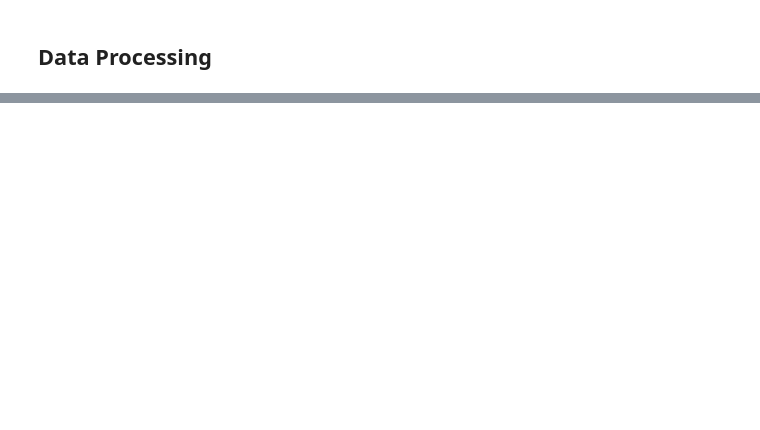
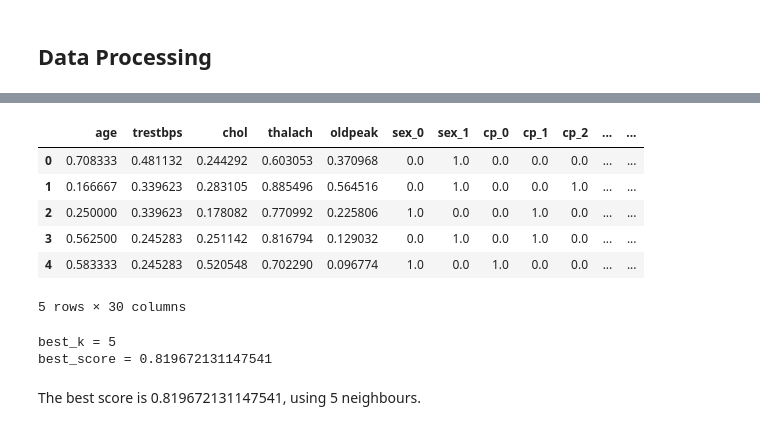
Before and after one commit to qinyu0831/UTS_ML2019, a Jupyter notebook: A2.ipynb, the cells around one changed output, grey strips where cells are left out. Drawn from its saved outputs; the diff is of its cells as text; code cells hidden in the pictures; blank space fills up the shorter version.

```diff
--- a/A2.ipynb
+++ b/A2.ipynb
@@ -584,0 +641,3 @@ Since
+# %%
+X = dataset.drop('target', axis=1)
+y = dataset.target
@@ -584,0 +656,12 @@ Since
+# %%
+X = (X - np.min(X)) / (np.max(X) - np.min(X)).values #normalize
+# %%
+X.head()
+# %% [output]
+|  | age | trestbps | chol | thalach | oldpeak | sex_0 | sex_1 | cp_0 | cp_1 | cp_2 | ... | ... |
+| 0 | 0.708333 | 0.481132 | 0.244292 | 0.603053 | 0.370968 | 0.0 | 1.0 | 0.0 | 0.0 | 0.0 | ... | ... |
+| 1 | 0.166667 | 0.339623 | 0.283105 | 0.885496 | 0.564516 | 0.0 | 1.0 | 0.0 | 0.0 | 1.0 | ... | ... |
+| 2 | 0.250000 | 0.339623 | 0.178082 | 0.770992 | 0.225806 | 1.0 | 0.0 | 0.0 | 1.0 | 0.0 | ... | ... |
+| 3 | 0.562500 | 0.245283 | 0.251142 | 0.816794 | 0.129032 | 0.0 | 1.0 | 0.0 | 1.0 | 0.0 | ... | ... |
+| 4 | 0.583333 | 0.245283 | 0.520548 | 0.702290 | 0.096774 | 1.0 | 0.0 | 1.0 | 0.0 | 0.0 | ... | ... |
+5 rows × 30 columns
@@ -584,0 +674,19 @@ Since
+# %%
+# Find the best k
+best_score = 0.0
+best_k = -1
+for k in range(1, 21):
+    knn_clf = KNeighborsClassifier(n_neighbors=k)
+    knn_clf.fit(X_train, y_train)
+    score = knn_clf.score(X_test, y_test)
+    if score > best_score:
+        best_k = k
+        best_score = score
+
+print("best_k =", best_k)
+print("best_score =", best_score)
+# %% [output]
+best_k = 5
+best_score = 0.819672131147541
+# %% [markdown]
+The best score is 0.819672131147541, using 5 neighbours.
```
Also changed, not shown: parts of 24 cells of this notebook.
